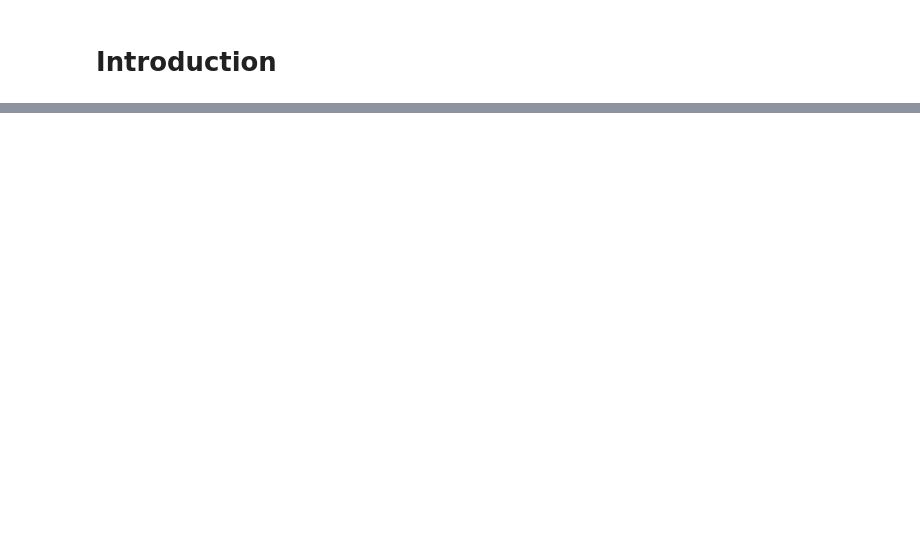
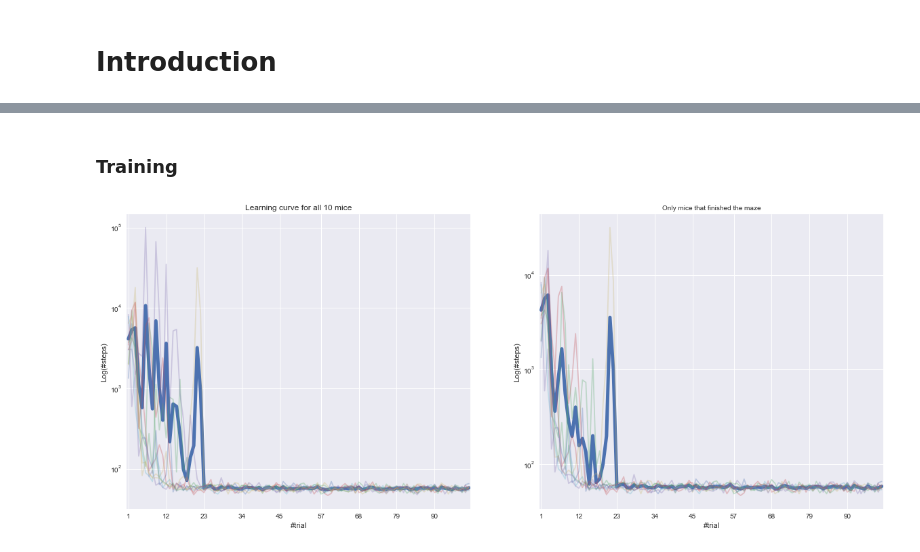
Before and after one commit to imLew/MHBF-project, a Jupyter notebook: RL-miniproject-report.ipynb, the cells around one changed output, grey strips where cells are left out. Drawn from its saved outputs; the diff is of its cells as text; code cells hidden in the pictures; blank space fills up the shorter version.

```diff
--- a/RL-miniproject-report.ipynb
+++ b/RL-miniproject-report.ipynb
@@ -10,0 +20,3 @@ from sarsa_demo import *
+# %%
+cumulativeReward, latencies, aborts = simulation(Agent, nTrials = 100, nAgents = 10, nActions = 4, maxIter=1e5,
+                      eps0 = .99,  decayRate = .95, gamma = .95, eta = 0.01, verbose = 1)
@@ -10,0 +34,6 @@ from sarsa_demo import *
+# %% [markdown]
+### Training
+# %%
+plot_learning_curve(latencies, aborts)
+# %% [output]
+[figure, added]
```
Also changed, not shown: parts of 10 cells of this notebook, 2 other files.
